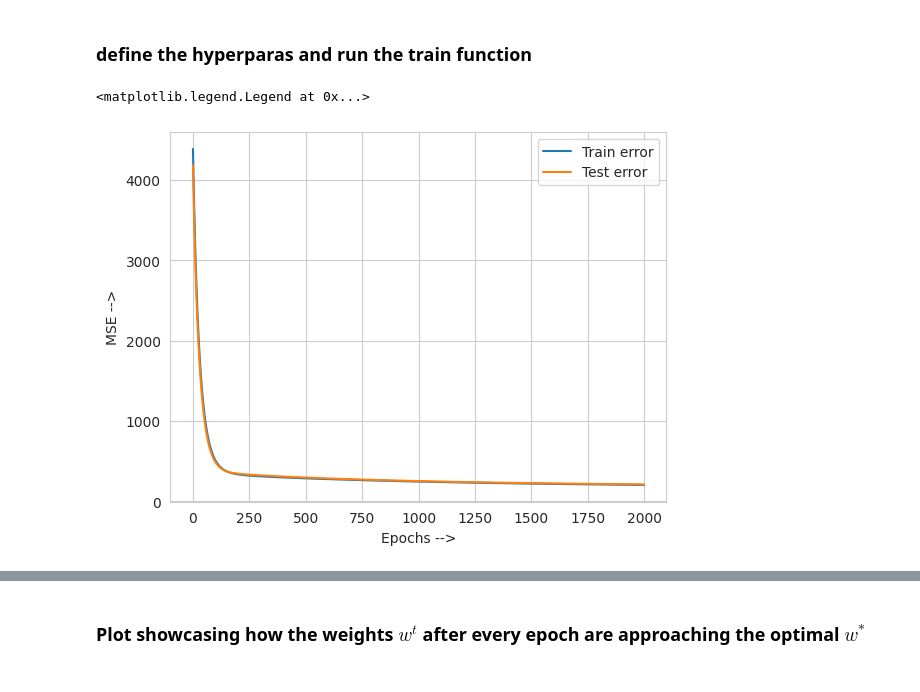
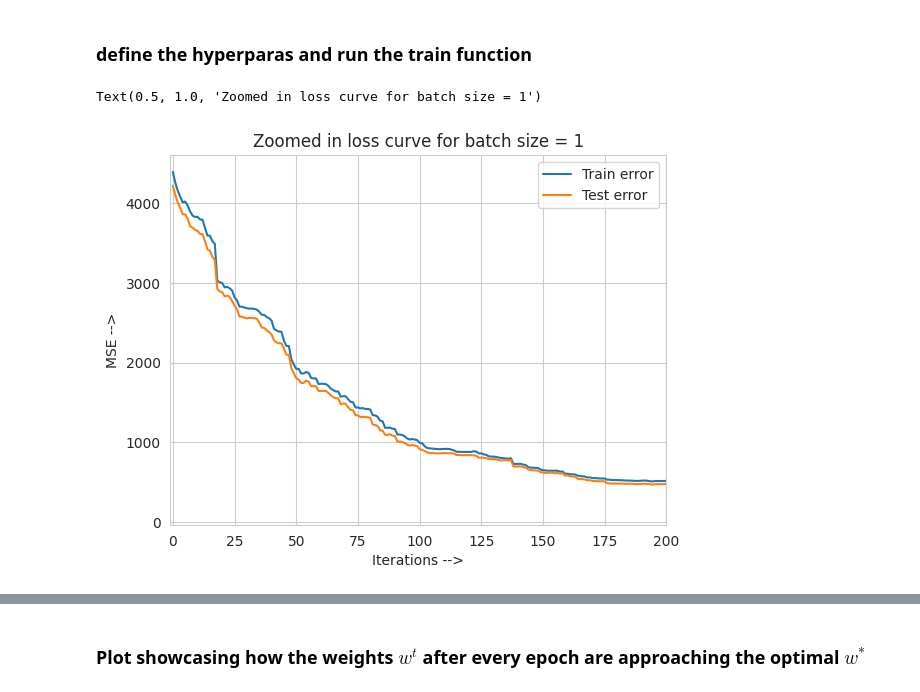
Before and after one commit to siddhant-doshi/Regression_GD, a Jupyter notebook: regression_gradient_descent.ipynb, the cells around one changed output, grey strips where cells are left out. Saved outputs shown, nothing was run; the diff lists cells and outputs as text; code cells hidden in the pictures.

```diff
--- a/regression_gradient_descent.ipynb
+++ b/regression_gradient_descent.ipynb
@@ -374,7 +389,7 @@ y_train = np.array(imputed_data_train['Target'])
 X_test = np.array(imputed_data_test[features])
 y_test = np.array(imputed_data_test['Target'])
 
-batch_size_k = 1 #stochastic gradient descent
+batch_size_k = 8 #stochastic gradient descent
 num_epochs = 1000
 learning_rate = 1e-3
 
@@ -385,10 +400,12 @@ MSE_train, MSE_test, wMAPE_train_list, wMAPE_test_list, w_list = train(X_train,
 # %%
 plt.plot(range(len(MSE_train)), MSE_train, label = 'Train error')
 plt.plot(range(len(MSE_test)), MSE_test, label = 'Test error')
 
-plt.xlabel('Epochs -->')
+plt.xlabel('Iterations -->')
 plt.ylabel('MSE -->')
 plt.legend()
+plt.xlim(-1,200)
+plt.title(f"Zoomed in loss curve for batch size = {batch_size_k}")
 # %% [output]
-<matplotlib.legend.Legend at 0x...>
+Text(0.5, 1.0, 'Zoomed in loss curve for batch size = 1')
-[figure, old version]
+[figure, new version]
```
Also changed, not shown: parts of 7 cells of this notebook.
